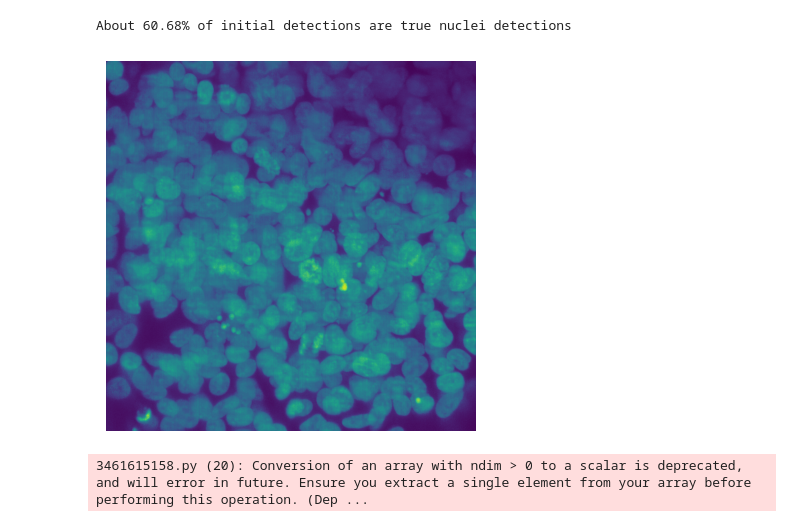
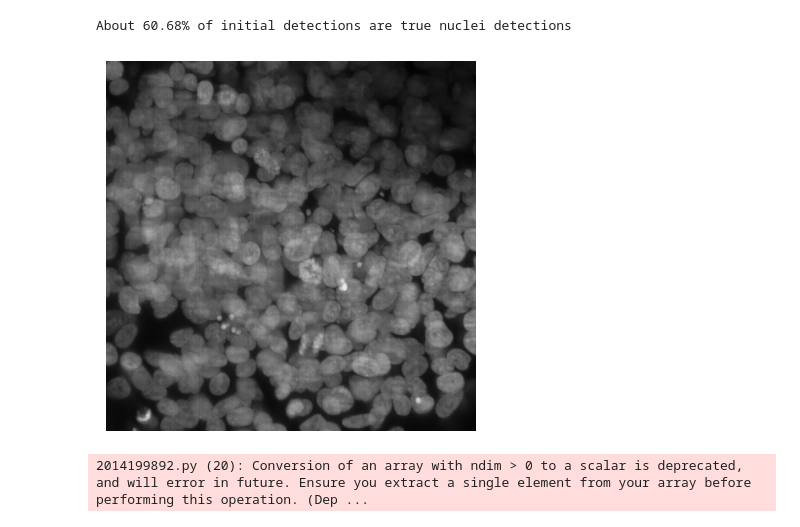
Before and after one commit to dbekat/clearing-efficacy, a Jupyter notebook: unified_analysis.ipynb, the cells around one changed output. Cells and saved outputs as stored; diff of their text form; code cells hidden in the pictures.

```diff
--- a/unified_analysis.ipynb
+++ b/unified_analysis.ipynb
@@ -337,30 +338,30 @@ About 60.68% of initial detections are true nuclei detections
 # %%
 # producing Max Intensity Projection
 
 mip = np.max(im_nuclear,
              axis=0)
 
-plt.imshow(mip)  # visualise MIP
+plt.imshow(mip, cmap='gray')  # visualise MIP
 plt.axis('off')
 plt.show()
 
 """
 Measuring the area of the MIP as a proxy for the volume of the sample
 """
 
 mip_thresh = filters.threshold_li(mip)  #using segmentation to identify MIP from the background
 binary_mip = mip >= mip_thresh
 
 clean_labels = (binary_mip > 0).astype(np.uint8)
 mip_props = measure.regionprops_table(clean_labels, mip, properties=['area']) # measures area of the MIP in px
 
 area = round((int(mip_props['area']) * (x_res * x_res)), 2)  # converts area to microns squared
 
 stats_props['mip_area'] = area  # saves data to stats dataframe
 stats_props.tail()
 # %% [output]
-[figure, old version]
+[figure, new version]
-3461615158.py (20): Conversion of an array with ndim > 0 to a scalar is deprecated, and will error in future. Ensure you extract a single element from your array before performing this operation. (Dep ...
+2014199892.py (20): Conversion of an array with ndim > 0 to a scalar is deprecated, and will error in future. Ensure you extract a single element from your array before performing this operation. (Dep ...
 |  | mean_intensity | snr | std_dev | z_slice | Clearing | Depth (microns) | normalised_mean | corrected_std | ... |
 | 15 | 2533.097246 | 9.286204 | 601.069789 | 15 | PBS | 30.0 | 0.920464 | 0.237287 | ... |
 | 16 | 2530.459828 | 9.452113 | 601.011700 | 16 | PBS | 32.0 | 0.919505 | 0.237511 | ... |
```
Also changed, not shown: parts of 2 cells of this notebook, 1 other file.
